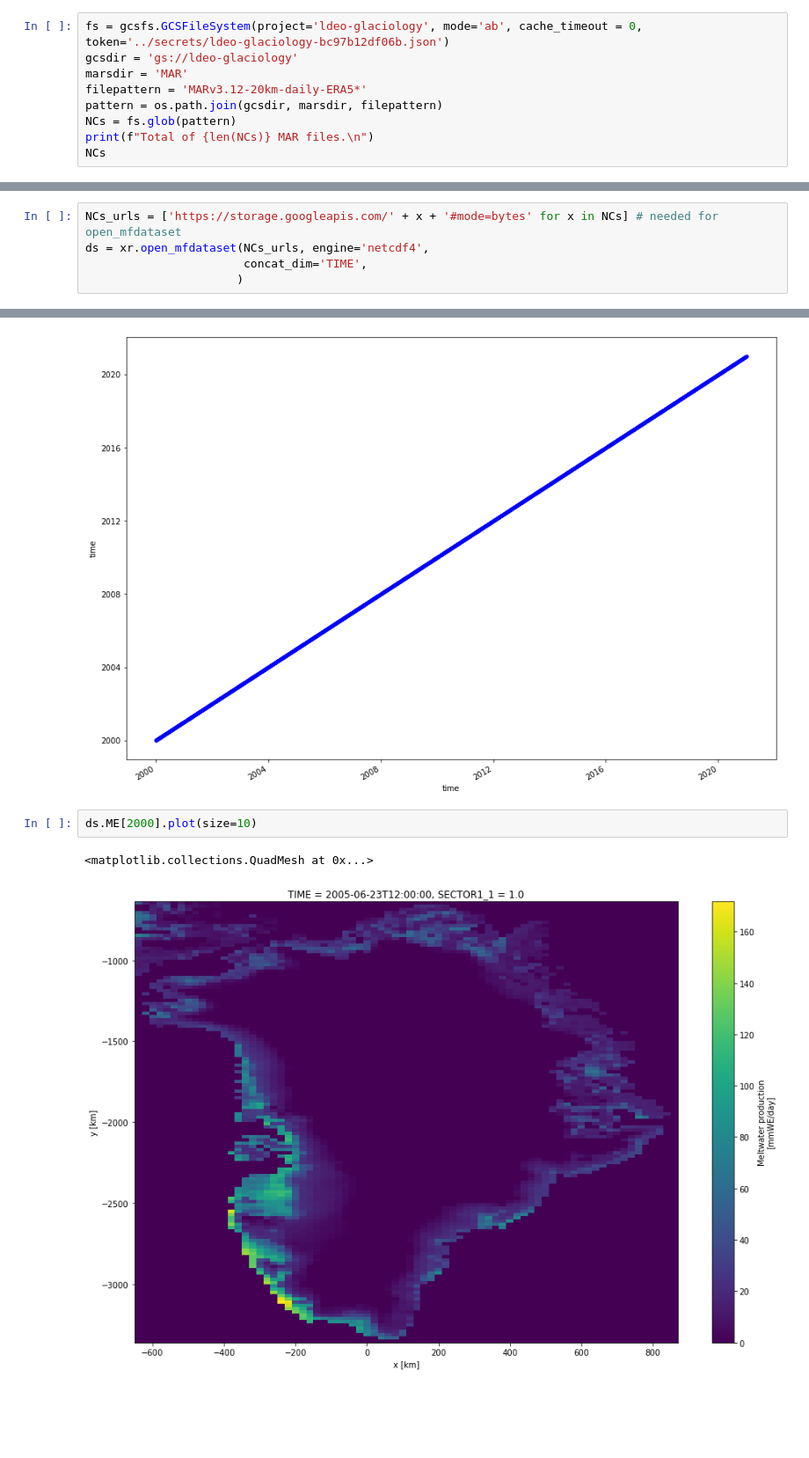
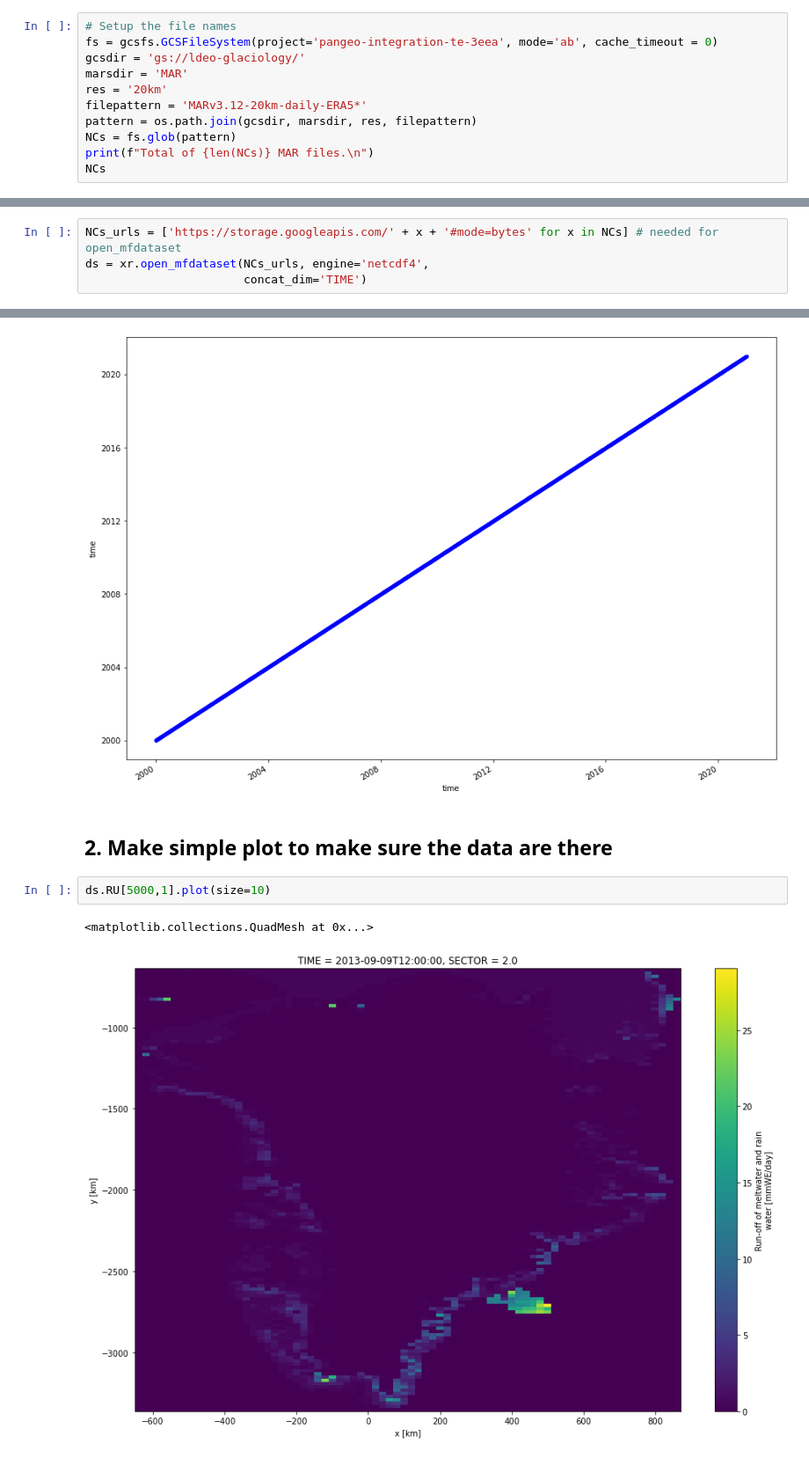
Before and after one commit to ldeo-glaciology/pangeo-MAR, a Jupyter notebook: loadMARnetcdfs.ipynb, the cells around one changed output, grey strips where cells are left out. Shown: that part at 88% size. Cells and saved outputs as stored; diff of their text form; blank space fills up the shorter version.

```diff
--- a/loadMARnetcdfs.ipynb
+++ b/loadMARnetcdfs.ipynb
@@ -10,9 +12,11 @@ Setup the file names
 # %%
-fs = gcsfs.GCSFileSystem(project='ldeo-glaciology', mode='ab', cache_timeout = 0, token='../secrets/ldeo-glaciology-bc97b12df06b.json')
-gcsdir = 'gs://ldeo-glaciology'
+# Setup the file names
+fs = gcsfs.GCSFileSystem(project='pangeo-integration-te-3eea', mode='ab', cache_timeout = 0)
+gcsdir = 'gs://ldeo-glaciology/'
 marsdir = 'MAR'
+res = '20km'
 filepattern = 'MARv3.12-20km-daily-ERA5*'
-pattern = os.path.join(gcsdir, marsdir, filepattern)
+pattern = os.path.join(gcsdir, marsdir, res, filepattern)
 NCs = fs.glob(pattern)
 print(f"Total of {len(NCs)} MAR files.\n")
 NCs
@@ -52,6 +56,5 @@ Now load all the files
 # %%
 NCs_urls = ['https://storage.googleapis.com/' + x + '#mode=bytes' for x in NCs] # needed for open_mfdataset
 ds = xr.open_mfdataset(NCs_urls, engine='netcdf4',
-                       concat_dim='TIME',
-                      )
+                       concat_dim='TIME')
 # %% [markdown]
@@ -61,8 +64,10 @@ ds.TIME.plot.line("b.",size=10)
 # %% [output]
 [<matplotlib.lines.Line2D at 0x...>]
 [figure]
+# %% [markdown]
+## 2. Make simple plot to make sure the data are there
 # %%
-ds.ME[2000].plot(size=10)
+ds.RU[5000,1].plot(size=10)
 # %% [output]
 <matplotlib.collections.QuadMesh at 0x...>
-[figure, old version]
+[figure, new version]
```
Also changed, not shown: parts of 21 cells of this notebook.
